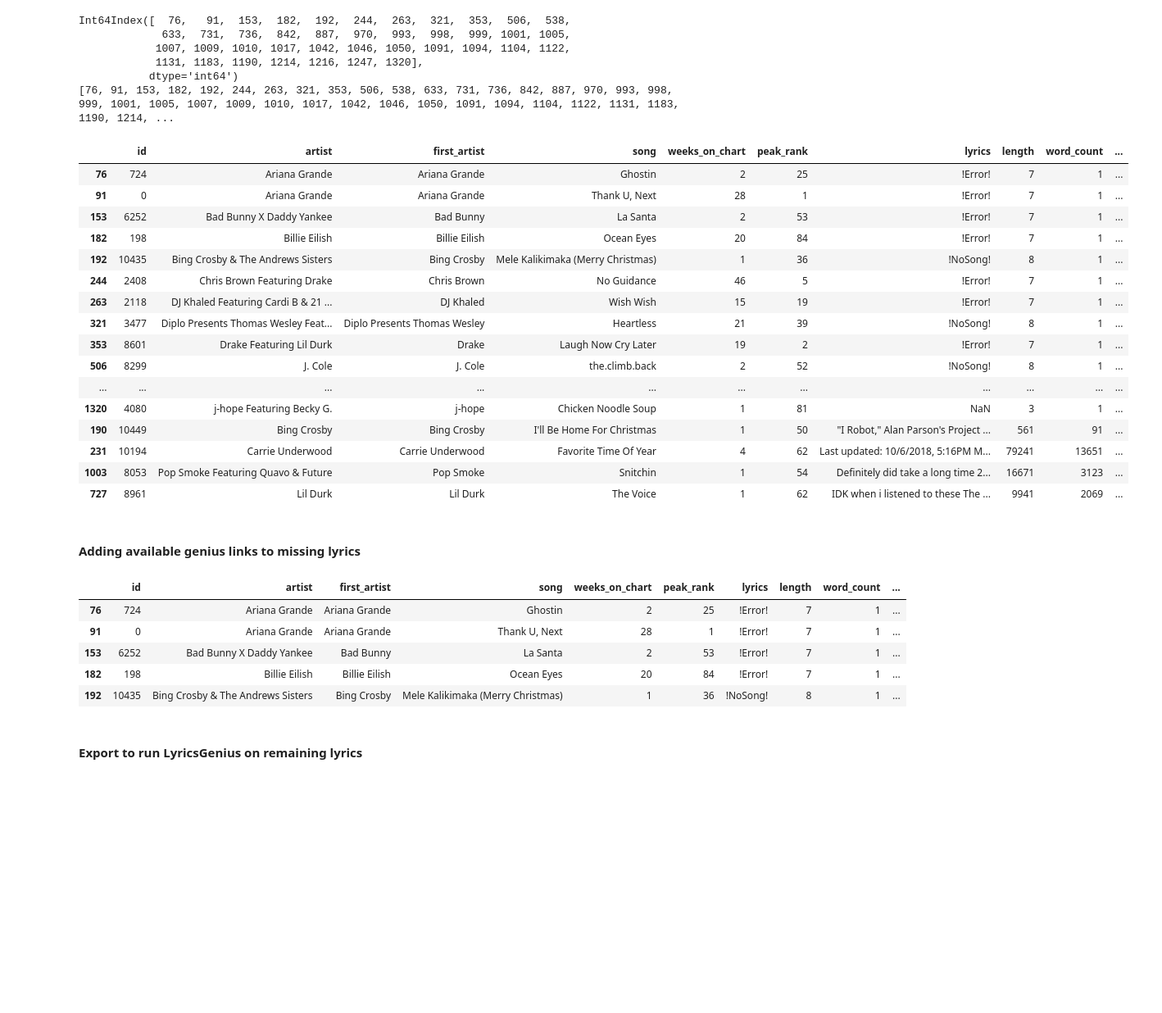
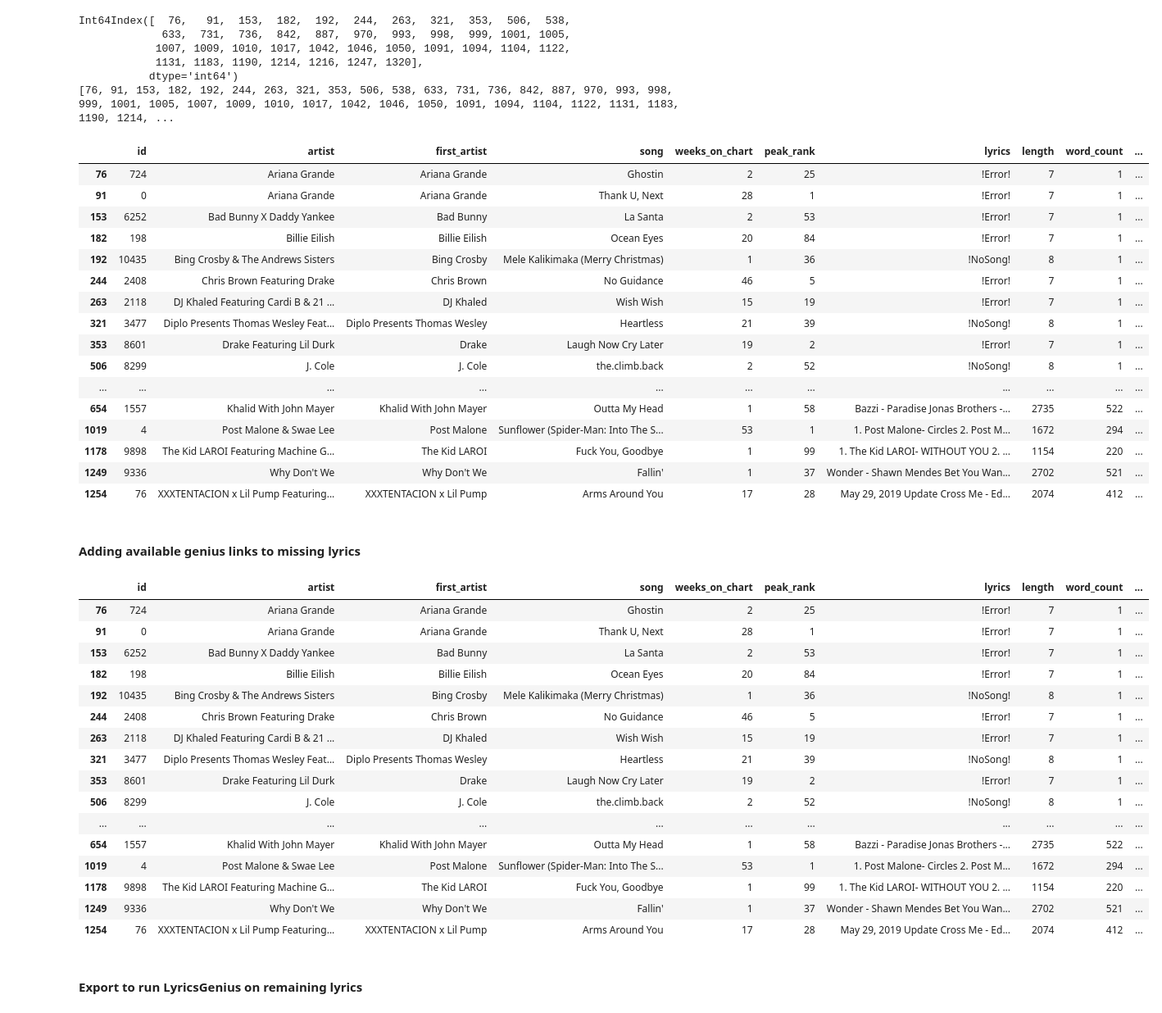
Before and after one commit to FelixSiegfriedRiedel/chart-lyrics-analysis, a Jupyter notebook: lyrics.ipynb, the cells around one changed output. Shown at 82% size. Saved outputs shown, nothing was run; the diff lists cells and outputs as text; code cells hidden in the pictures; blank space fills up the shorter version.

Commit message:
added more missing lyrics

```diff
--- a/lyrics.ipynb
+++ b/lyrics.ipynb
@@ -261,7 +263,7 @@ lyrics.to_excel('data/lyrics/lyrics.xlsx',encoding='utf-8')
 # %%
 print(lyrics.loc[(lyrics['length'] <=  8 )].index)
 missing_lyrics_ids = lyrics.loc[(lyrics['length'] <=  8 )].index.tolist()
-missing_lyrics_ids.extend([190, 231, 1003, 727])
+missing_lyrics_ids.extend([1003, 190, 231, 727, 97, 196, 339, 374, 379, 497, 607, 654, 1019, 1178, 1249, 1254])
 print(missing_lyrics_ids)
 # %% [output]
 Int64Index([  76,   91,  153,  182,  192,  244,  263,  321,  353,  506,  538,
@@ -286,11 +288,11 @@ missing_lyrics
 | 353 | 8601 | Drake Featuring Lil Durk | Drake | Laugh Now Cry Later | 19 | 2 | !Error! | 7 | 1 | ... |
 | 506 | 8299 | J. Cole | J. Cole | the.climb.back | 2 | 52 | !NoSong! | 8 | 1 | ... |
 | ... | ... | ... | ... | ... | ... | ... | ... | ... | ... | ... |
-| 1320 | 4080 | j-hope Featuring Becky G. | j-hope | Chicken Noodle Soup | 1 | 81 | NaN | 3 | 1 | ... |
-| 190 | 10449 | Bing Crosby | Bing Crosby | I'll Be Home For Christmas | 1 | 50 | "I Robot," Alan Parson's Project ... | 561 | 91 | ... |
-| 231 | 10194 | Carrie Underwood | Carrie Underwood | Favorite Time Of Year | 4 | 62 | Last updated: 10/6/2018, 5:16PM M... | 79241 | 13651 | ... |
-| 1003 | 8053 | Pop Smoke Featuring Quavo & Future | Pop Smoke | Snitchin | 1 | 54 | Definitely did take a long time 2... | 16671 | 3123 | ... |
-| 727 | 8961 | Lil Durk | Lil Durk | The Voice | 1 | 62 | IDK when i listened to these The ... | 9941 | 2069 | ... |
+| 654 | 1557 | Khalid With John Mayer | Khalid With John Mayer | Outta My Head | 1 | 58 | Bazzi - Paradise Jonas Brothers -... | 2735 | 522 | ... |
+| 1019 | 4 | Post Malone & Swae Lee | Post Malone | Sunflower (Spider-Man: Into The S... | 53 | 1 | 1. Post Malone- Circles 2. Post M... | 1672 | 294 | ... |
+| 1178 | 9898 | The Kid LAROI Featuring Machine G... | The Kid LAROI | Fuck You, Goodbye | 1 | 99 | 1. The Kid LAROI- WITHOUT YOU 2. ... | 1154 | 220 | ... |
+| 1249 | 9336 | Why Don't We | Why Don't We | Fallin' | 1 | 37 | Wonder - Shawn Mendes Bet You Wan... | 2702 | 521 | ... |
+| 1254 | 76 | XXXTENTACION x Lil Pump Featuring... | XXXTENTACION x Lil Pump | Arms Around You | 17 | 28 | May 29, 2019 Update Cross Me - Ed... | 2074 | 412 | ... |
 # %% [markdown]
 #### Adding available genius links to missing lyrics
 # %%
@@ -319,36 +321,60 @@ lyrics_links = [
     'https://genius.com/Pop-smoke-creature-lyrics',
     'https://genius.com/Popp-hunna-adderall-corvette-corvette-lyrics',
     'https://genius.com/Post-malone-allergic-lyrics',
     'https://genius.com/Post-malone-better-now-lyrics',
     'https://genius.com/Post-malone-saint-tropez-lyrics',
     'https://genius.com/Rod-wave-the-greatest-lyrics',
     'https://genius.com/Rod-wave-rags2riches-lyrics',
     'https://genius.com/Roddy-ricch-start-wit-me-lyrics',
     'https://genius.com/Shawn-mendes-and-camila-cabello-senorita-lyrics',
     'https://genius.com/Sheck-wes-mo-bamba-lyrics',
     'https://genius.com/Summer-walker-playing-games-lyrics',
     'https://genius.com/Taylor-swift-cardigan-lyrics',
     'https://genius.com/Taylor-swift-dorothea-lyrics',
     'https://genius.com/The-weeknd-blinding-lights-lyrics',
     'https://genius.com/The-weeknd-scared-to-live-lyrics',
     'https://genius.com/Travis-scott-goosebumps-lyrics',
     'https://genius.com/Travis-scott-sicko-mode-lyrics',
     'https://genius.com/Wham-last-christmas-lyrics',
     'https://genius.com/J-hope-chicken-noodle-soup-lyrics',
+    'https://genius.com/Pop-smoke-snitching-lyrics',
     'https://genius.com/Bing-crosby-ill-be-home-for-christmas-if-only-in-my-dreams-lyrics',
     '',
-    'https://genius.com/Pop-smoke-snitching-lyrics',
-    'https://genius.com/Lil-durk-the-voice-lyrics'
+    'https://genius.com/Lil-durk-the-voice-lyrics',
+     'https://genius.com/Ariana-grande-34-35-lyrics',
+    'https://genius.com/Blake-shelton-nobody-but-you-lyrics',
+'https://genius.com/Drake-how-bout-now-lyrics',
+    'https://genius.com/Ed-sheeran-chris-stapleton-and-bruno-mars-blow-lyrics',
+    'https://genius.com/Ellie-goulding-and-diplo-close-to-me-lyrics',
+    'https://genius.com/Internet-money-lemonade-lyrics',
+    'https://genius.com/Kane-brown-swae-lee-and-khalid-be-like-that-lyrics',
+    'https://genius.com/Khalid-and-john-mayer-outta-my-head-lyrics',
+'https://genius.com/Post-malone-and-swae-lee-sunflower-lyrics',
+    'https://genius.com/The-kid-laroi-fck-you-goodbye-lyrics',
+    'https://genius.com/Why-dont-we-fallin-adrenaline-lyrics',
+    'https://genius.com/Xxxtentacion-and-lil-pump-arms-around-you-lyrics'
+
 ]
 missing_lyrics['link'] = lyrics_links
-missing_lyrics.head(5)
+missing_lyrics
 # %% [output]
 |  | id | artist | first_artist | song | weeks_on_chart | peak_rank | lyrics | length | word_count | ... |
 | 76 | 724 | Ariana Grande | Ariana Grande | Ghostin | 2 | 25 | !Error! | 7 | 1 | ... |
 | 91 | 0 | Ariana Grande | Ariana Grande | Thank U, Next | 28 | 1 | !Error! | 7 | 1 | ... |
 | 153 | 6252 | Bad Bunny X Daddy Yankee | Bad Bunny | La Santa | 2 | 53 | !Error! | 7 | 1 | ... |
 | 182 | 198 | Billie Eilish | Billie Eilish | Ocean Eyes | 20 | 84 | !Error! | 7 | 1 | ... |
 | 192 | 10435 | Bing Crosby & The Andrews Sisters | Bing Crosby | Mele Kalikimaka (Merry Christmas) | 1 | 36 | !NoSong! | 8 | 1 | ... |
+| 244 | 2408 | Chris Brown Featuring Drake | Chris Brown | No Guidance | 46 | 5 | !Error! | 7 | 1 | ... |
+| 263 | 2118 | DJ Khaled Featuring Cardi B & 21 ... | DJ Khaled | Wish Wish | 15 | 19 | !Error! | 7 | 1 | ... |
+| 321 | 3477 | Diplo Presents Thomas Wesley Feat... | Diplo Presents Thomas Wesley | Heartless | 21 | 39 | !NoSong! | 8 | 1 | ... |
+| 353 | 8601 | Drake Featuring Lil Durk | Drake | Laugh Now Cry Later | 19 | 2 | !Error! | 7 | 1 | ... |
+| 506 | 8299 | J. Cole | J. Cole | the.climb.back | 2 | 52 | !NoSong! | 8 | 1 | ... |
+| ... | ... | ... | ... | ... | ... | ... | ... | ... | ... | ... |
+| 654 | 1557 | Khalid With John Mayer | Khalid With John Mayer | Outta My Head | 1 | 58 | Bazzi - Paradise Jonas Brothers -... | 2735 | 522 | ... |
+| 1019 | 4 | Post Malone & Swae Lee | Post Malone | Sunflower (Spider-Man: Into The S... | 53 | 1 | 1. Post Malone- Circles 2. Post M... | 1672 | 294 | ... |
+| 1178 | 9898 | The Kid LAROI Featuring Machine G... | The Kid LAROI | Fuck You, Goodbye | 1 | 99 | 1. The Kid LAROI- WITHOUT YOU 2. ... | 1154 | 220 | ... |
+| 1249 | 9336 | Why Don't We | Why Don't We | Fallin' | 1 | 37 | Wonder - Shawn Mendes Bet You Wan... | 2702 | 521 | ... |
+| 1254 | 76 | XXXTENTACION x Lil Pump Featuring... | XXXTENTACION x Lil Pump | Arms Around You | 17 | 28 | May 29, 2019 Update Cross Me - Ed... | 2074 | 412 | ... |
 # %% [markdown]
 #### Export to run LyricsGenius on remaining lyrics
 # %%
```
Also changed, not shown: parts of 11 cells of this notebook.
